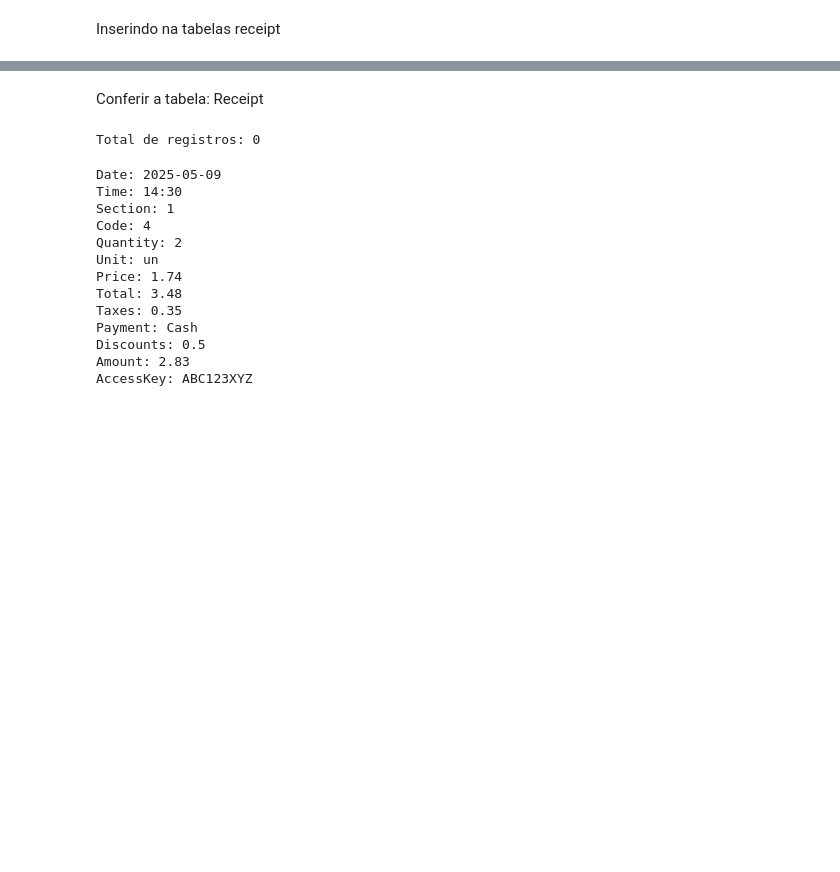
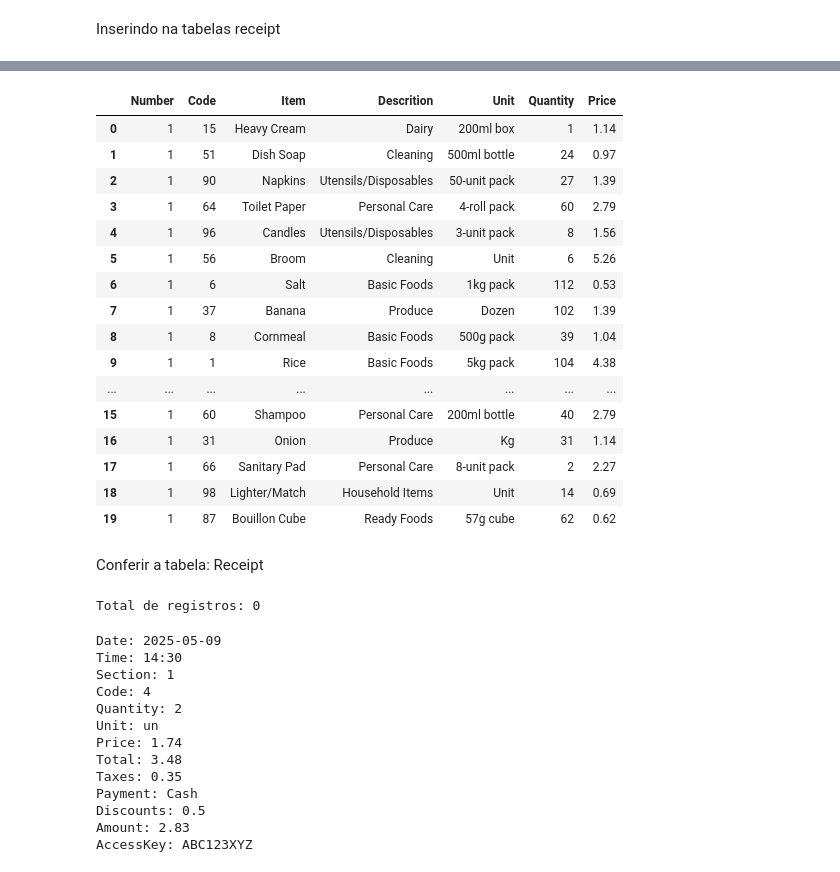
Before and after one commit to italomellors/Data_Analysis_Projects, a Jupyter notebook: super_market.ipynb, the cells around one changed output, grey strips where cells are left out. Saved outputs shown, nothing was run; the diff lists cells and outputs as text; code cells hidden in the pictures; blank space fills up the shorter version.

```diff
--- a/super_market.ipynb
+++ b/super_market.ipynb
@@ -802,0 +767,8 @@ Total de registros: 731
+# %%
+receipt_registration_list = df.to_dict(orient='records')
+total_registred = len(df)
+print(f'Total de registros: {total_registred}')
+print(f'Lista registrada: {len(receipt_registration_list)}')
+for a in range(0,10):
+  print(receipt_registration_list[a])
+  # Date | Time
@@ -872,0 +967,27 @@ Inserindo na tabelas receipt
+# %%
+print('---'*20)
+print('registrando os recibos')
+print('---'*20)
+if index_selecion < len(receipt_registration_list):
+    for n in receipt_registration_selecion:
+        q = len(n)
+        registration_number += 1
+        for i in range(q):
+            index_selecion += 1
+            selection_receipt.append({
+            'Number': registration_number,
+            'Code': n[i][0],
+            'Item': n[i][1],
+            'Descrition': n[i][2],
+            'Unit': n[i][4],
+            'Quantity': random.randint(1,n[i][3]),
+            'Price': n[i][6]
+        })
+print('---'*20)
+print(f'Total de registros: {len(selection_receipt)}')
+print('---'*20)
+print(f'Total no registro 1: {receipt_registration_selecion[0][0][0]}')
+print('---'*20)
+for a in range(10):
+  print(selection_receipt[a])
+print('---'*20)
@@ -873,3 +1014,24 @@ Inserindo na tabelas receipt
+# %%
+df = pd.DataFrame(selection_receipt)
+df.head(20)
+# %% [output]
+|  | Number | Code | Item | Descrition | Unit | Quantity | Price |
+| 0 | 1 | 15 | Heavy Cream | Dairy | 200ml box | 1 | 1.14 |
+| 1 | 1 | 51 | Dish Soap | Cleaning | 500ml bottle | 24 | 0.97 |
+| 2 | 1 | 90 | Napkins | Utensils/Disposables | 50-unit pack | 27 | 1.39 |
+| 3 | 1 | 64 | Toilet Paper | Personal Care | 4-roll pack | 60 | 2.79 |
+| 4 | 1 | 96 | Candles | Utensils/Disposables | 3-unit pack | 8 | 1.56 |
+| 5 | 1 | 56 | Broom | Cleaning | Unit | 6 | 5.26 |
+| 6 | 1 | 6 | Salt | Basic Foods | 1kg pack | 112 | 0.53 |
+| 7 | 1 | 37 | Banana | Produce | Dozen | 102 | 1.39 |
+| 8 | 1 | 8 | Cornmeal | Basic Foods | 500g pack | 39 | 1.04 |
+| 9 | 1 | 1 | Rice | Basic Foods | 5kg pack | 104 | 4.38 |
+| ... | ... | ... | ... | ... | ... | ... | ... |
+| 15 | 1 | 60 | Shampoo | Personal Care | 200ml bottle | 40 | 2.79 |
+| 16 | 1 | 31 | Onion | Produce | Kg | 31 | 1.14 |
+| 17 | 1 | 66 | Sanitary Pad | Personal Care | 8-unit pack | 2 | 2.27 |
+| 18 | 1 | 98 | Lighter/Match | Household Items | Unit | 14 | 0.69 |
+| 19 | 1 | 87 | Bouillon Cube | Ready Foods | 57g cube | 62 | 0.62 |
 # %% [markdown]
 Conferir a tabela: Receipt
 # %%
```
Also changed, not shown: parts of 13 cells of this notebook.
